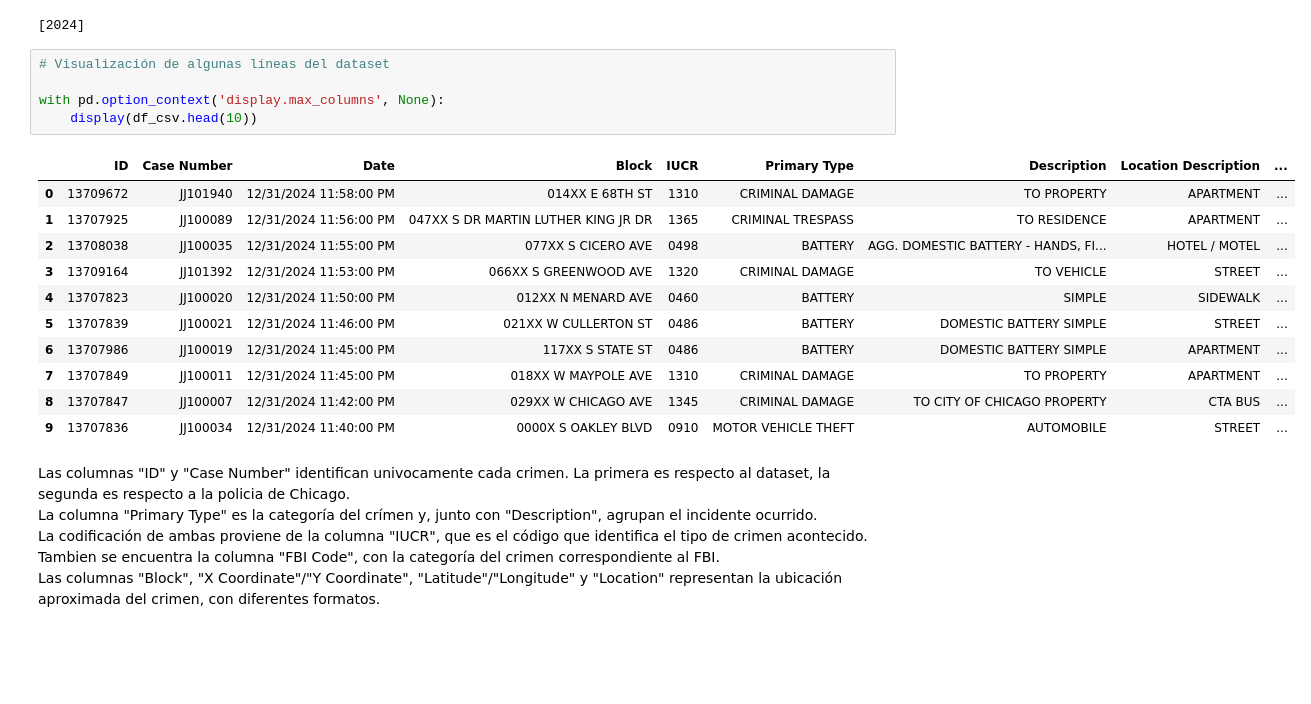
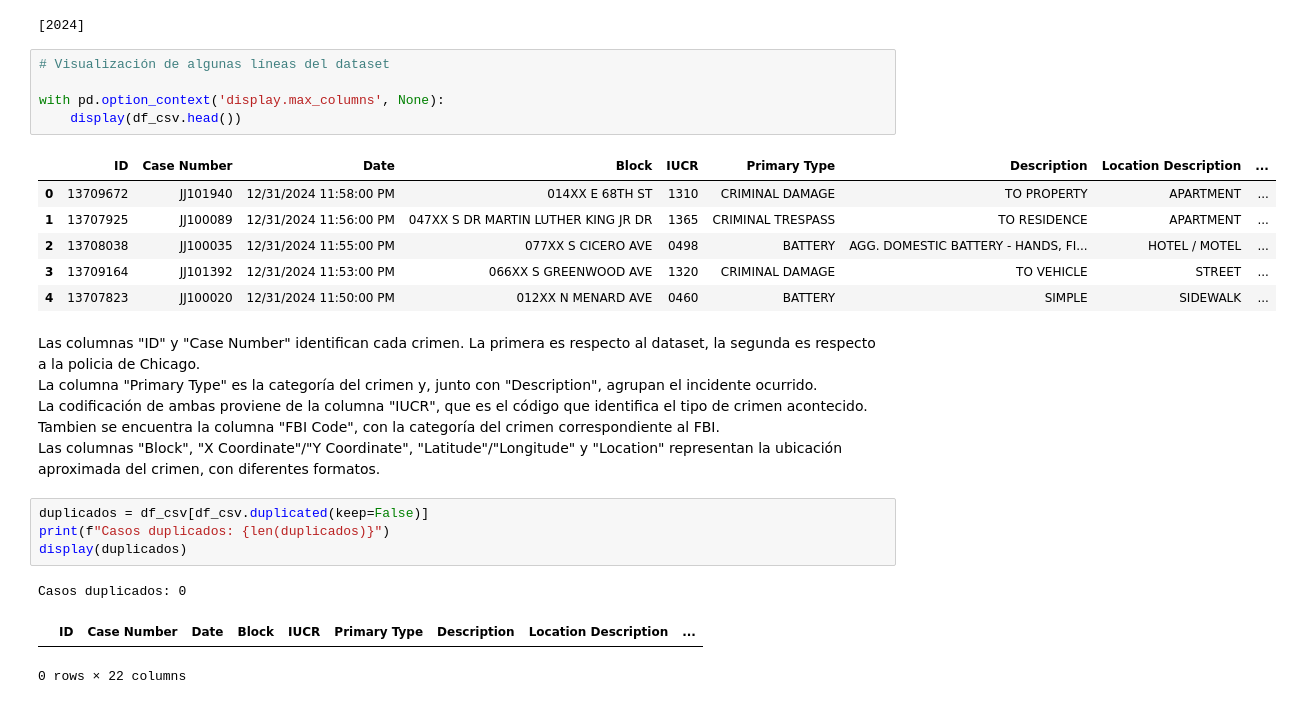
Before and after one commit to gjmv/CEIA_2025_B2_AdD_TP, a Jupyter notebook: TP.ipynb, the cells around one changed output. Drawn from its saved outputs; the diff is of its cells as text; blank space fills up the shorter version.

```diff
--- a/TP.ipynb
+++ b/TP.ipynb
@@ -110,22 +117,25 @@ print(df_csv["Year"].unique())
 # %%
 # Visualización de algunas líneas del dataset
 
 with pd.option_context('display.max_columns', None):
-    display(df_csv.head(10))
+    display(df_csv.head())
 # %% [output]
 |  | ID | Case Number | Date | Block | IUCR | Primary Type | Description | Location Description | ... |
 | 0 | 13709672 | JJ101940 | 12/31/2024 11:58:00 PM | 014XX E 68TH ST | 1310 | CRIMINAL DAMAGE | TO PROPERTY | APARTMENT | ... |
 | 1 | 13707925 | JJ100089 | 12/31/2024 11:56:00 PM | 047XX S DR MARTIN LUTHER KING JR DR | 1365 | CRIMINAL TRESPASS | TO RESIDENCE | APARTMENT | ... |
 | 2 | 13708038 | JJ100035 | 12/31/2024 11:55:00 PM | 077XX S CICERO AVE | 0498 | BATTERY | AGG. DOMESTIC BATTERY - HANDS, FI... | HOTEL / MOTEL | ... |
 | 3 | 13709164 | JJ101392 | 12/31/2024 11:53:00 PM | 066XX S GREENWOOD AVE | 1320 | CRIMINAL DAMAGE | TO VEHICLE | STREET | ... |
 | 4 | 13707823 | JJ100020 | 12/31/2024 11:50:00 PM | 012XX N MENARD AVE | 0460 | BATTERY | SIMPLE | SIDEWALK | ... |
-| 5 | 13707839 | JJ100021 | 12/31/2024 11:46:00 PM | 021XX W CULLERTON ST | 0486 | BATTERY | DOMESTIC BATTERY SIMPLE | STREET | ... |
-| 6 | 13707986 | JJ100019 | 12/31/2024 11:45:00 PM | 117XX S STATE ST | 0486 | BATTERY | DOMESTIC BATTERY SIMPLE | APARTMENT | ... |
-| 7 | 13707849 | JJ100011 | 12/31/2024 11:45:00 PM | 018XX W MAYPOLE AVE | 1310 | CRIMINAL DAMAGE | TO PROPERTY | APARTMENT | ... |
-| 8 | 13707847 | JJ100007 | 12/31/2024 11:42:00 PM | 029XX W CHICAGO AVE | 1345 | CRIMINAL DAMAGE | TO CITY OF CHICAGO PROPERTY | CTA BUS | ... |
-| 9 | 13707836 | JJ100034 | 12/31/2024 11:40:00 PM | 0000X S OAKLEY BLVD | 0910 | MOTOR VEHICLE THEFT | AUTOMOBILE | STREET | ... |
 # %% [markdown]
-Las columnas "ID" y "Case Number" identifican univocamente cada crimen. La primera es respecto al dataset, la segunda es respecto a la policia de Chicago.
-La columna "Primary Type" es la categoría del crímen y, junto con "Description", agrupan el incidente ocurrido.
+Las columnas "ID" y "Case Number" identifican cada crimen. La primera es respecto al dataset, la segunda es respecto a la policia de Chicago.
+La columna "Primary Type" es la categoría del crimen y, junto con "Description", agrupan el incidente ocurrido.
 La codificación de ambas proviene de la columna "IUCR", que es el código que identifica el tipo de crimen acontecido. Tambien se encuentra la columna "FBI Code", con la categoría del crimen correspondiente al FBI.
 Las columnas "Block", "X Coordinate"/"Y Coordinate", "Latitude"/"Longitude" y "Location" representan la ubicación aproximada del crimen, con diferentes formatos.
+# %%
+duplicados = df_csv[df_csv.duplicated(keep=False)]
+print(f"Casos duplicados: {len(duplicados)}")
+display(duplicados)
+# %% [output]
+Casos duplicados: 0
+|  | ID | Case Number | Date | Block | IUCR | Primary Type | Description | Location Description | ... |
+0 rows × 22 columns
```
Also changed, not shown: parts of 25 cells of this notebook.
